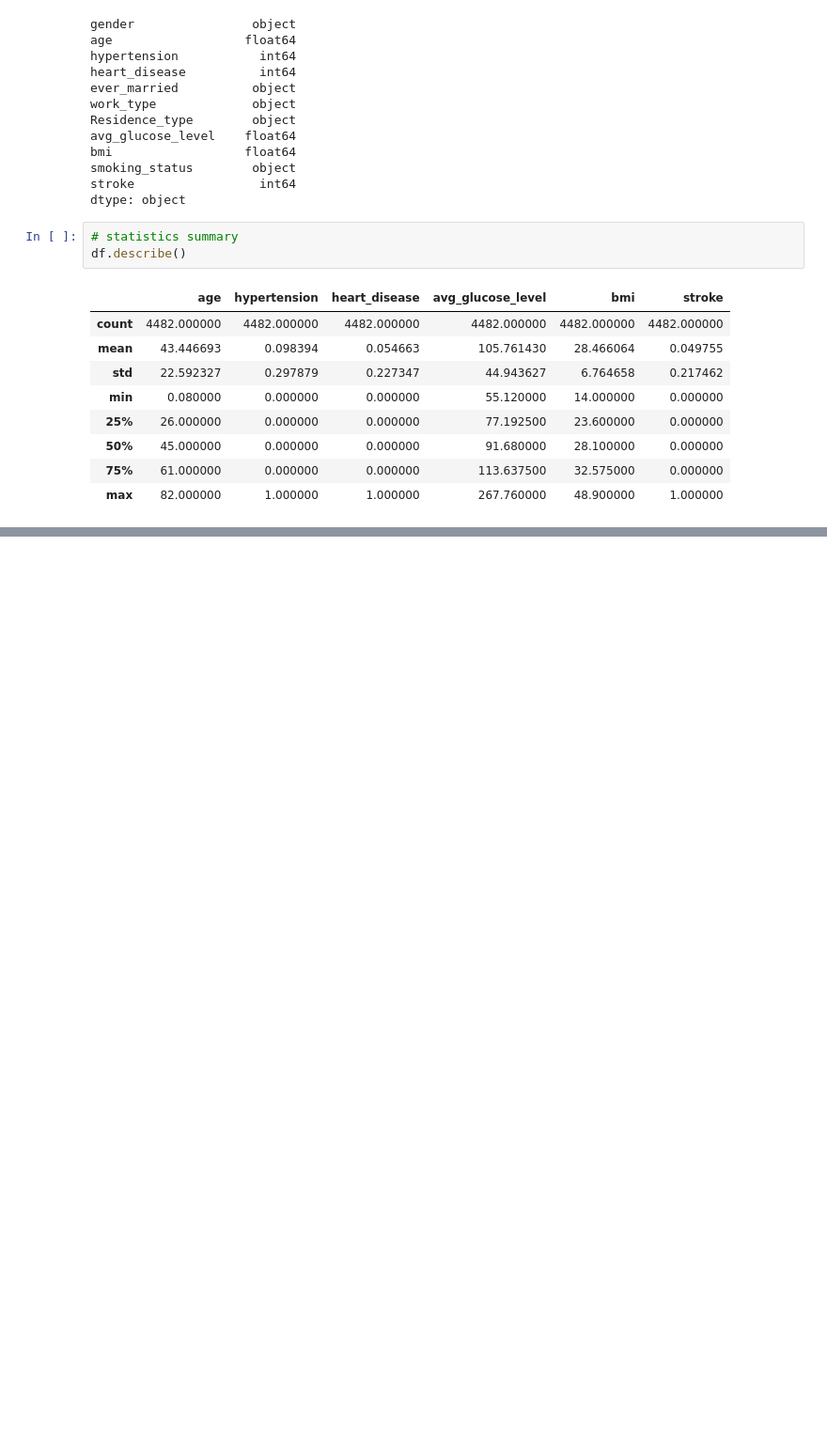
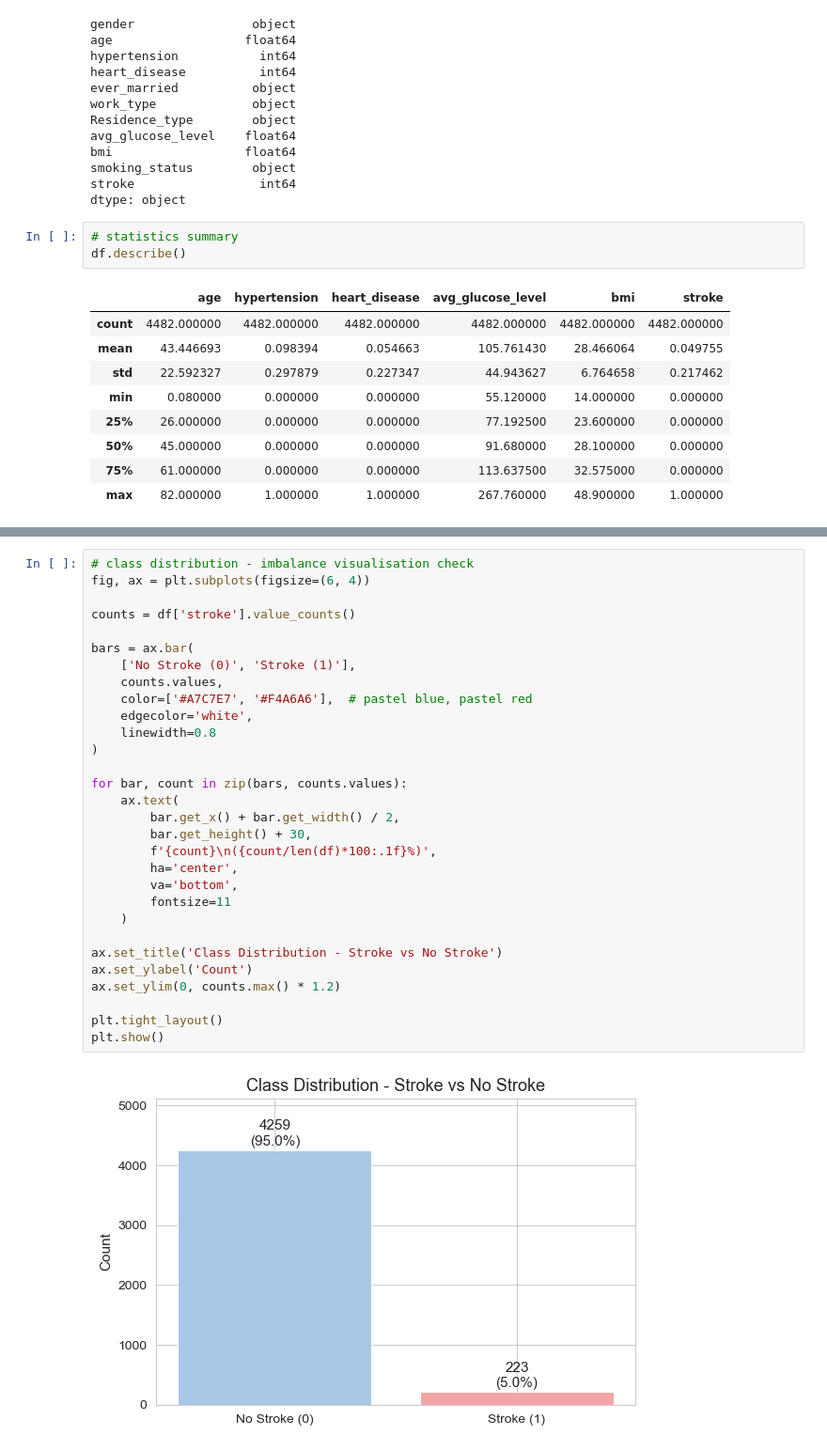
Before and after one commit to vcmeamaria/brain-stroke-classification-project, a Jupyter notebook: brain_stroke_classification.ipynb, the cells around one changed output, grey strips where cells are left out. Shown at 94% size. Cells and saved outputs as stored; diff of their text form; blank space fills up the shorter version.

```diff
--- a/brain_stroke_classification.ipynb
+++ b/brain_stroke_classification.ipynb
@@ -122,0 +182,32 @@ df.describe()
+# %%
+# class distribution - imbalance visualisation check
+fig, ax = plt.subplots(figsize=(6, 4))
+
+counts = df['stroke'].value_counts()
+
+bars = ax.bar(
+    ['No Stroke (0)', 'Stroke (1)'],
+    counts.values,
+    color=['#A7C7E7', '#F4A6A6'],  # pastel blue, pastel red
+    edgecolor='white',
+    linewidth=0.8
+)
+
+for bar, count in zip(bars, counts.values):
+    ax.text(
+        bar.get_x() + bar.get_width() / 2,
+        bar.get_height() + 30,
+        f'{count}\n({count/len(df)*100:.1f}%)',
+        ha='center',
+        va='bottom',
+        fontsize=11
+    )
+
+ax.set_title('Class Distribution - Stroke vs No Stroke')
+ax.set_ylabel('Count')
+ax.set_ylim(0, counts.max() * 1.2)
+
+plt.tight_layout()
+plt.show()
+# %% [output]
+[figure, added]
```
Also changed, not shown: parts of 18 cells of this notebook.
